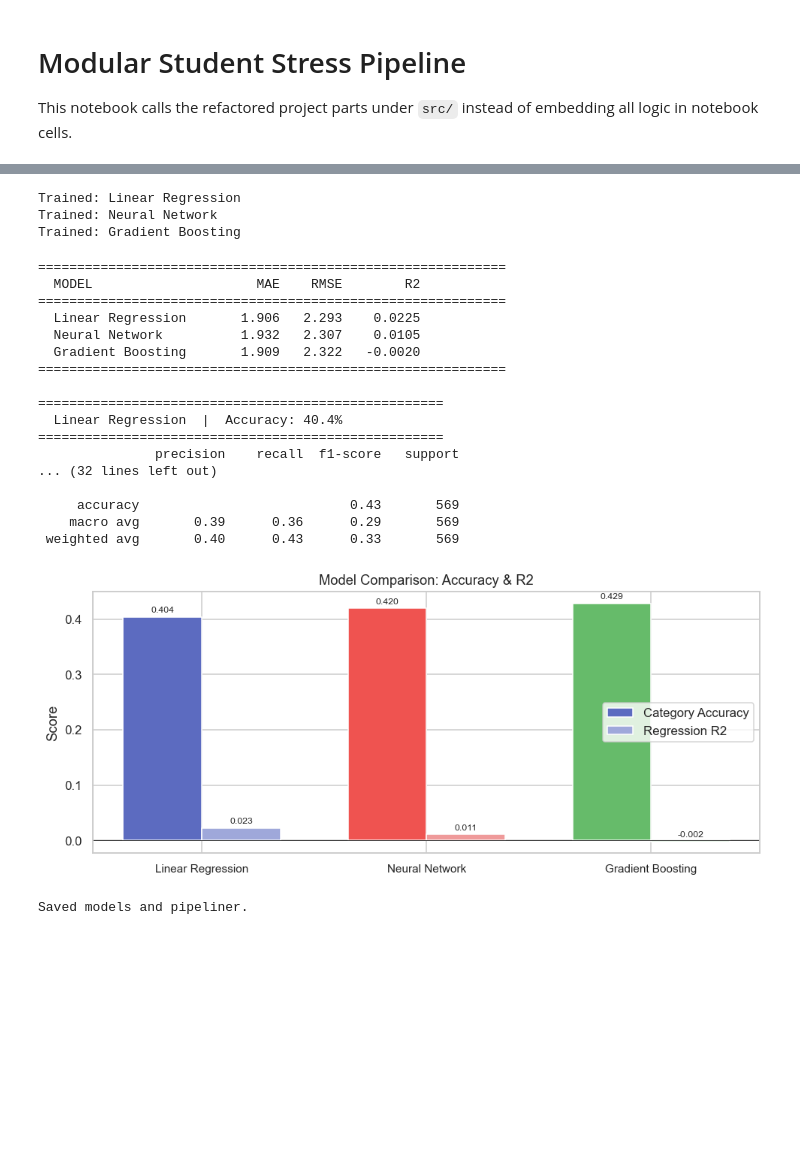
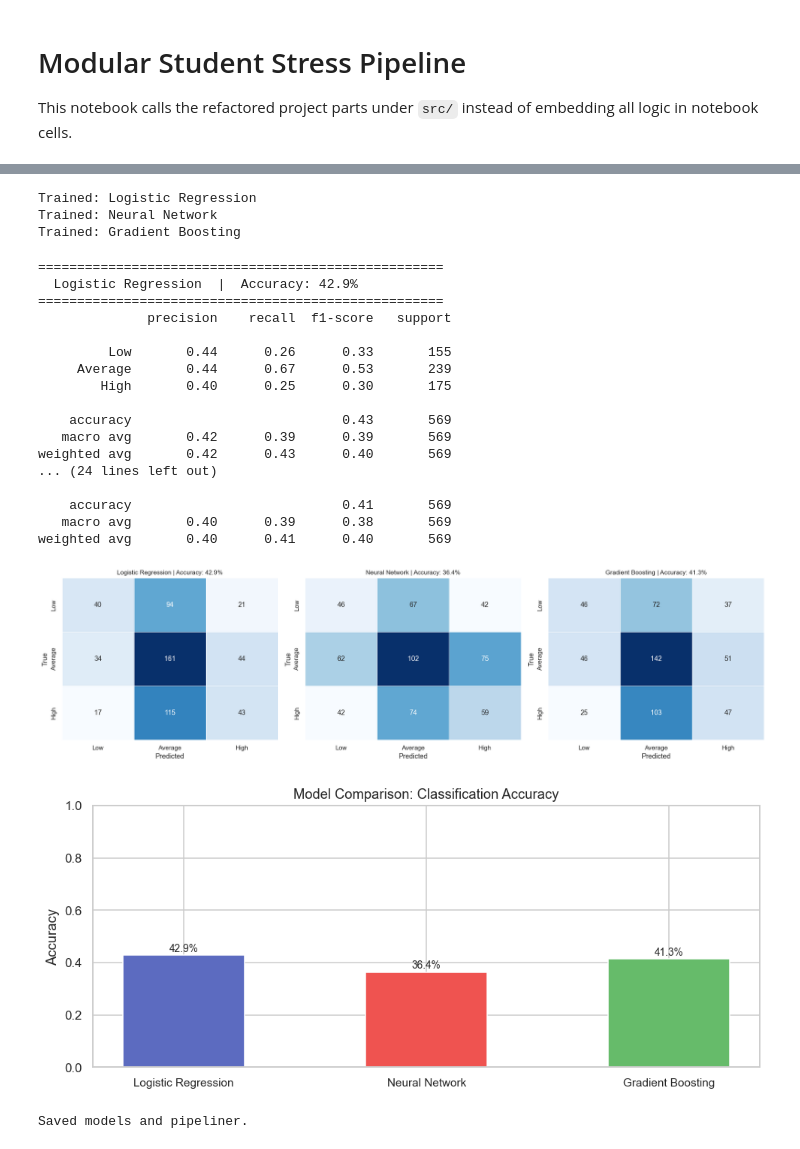
Before and after one commit to shawnflorida/Machine-Learning_DAT203M_G001, a Jupyter notebook: notebooks/modular_stress_pipeline.ipynb, the cells around one changed output, grey strips where cells are left out. Drawn from its saved outputs; the diff is of its cells as text; code cells hidden in the pictures; blank space fills up the shorter version.

Commit message:
Update stress pipeline notebooks

```diff
--- a/notebooks/modular_stress_pipeline.ipynb
+++ b/notebooks/modular_stress_pipeline.ipynb
@@ -34,12 +37,12 @@ ModuleNotFoundError: No module named 'backend.src.descriptions'
 loader = DataLoader()
 cleaner = DataCleaner()
 engineer = FeatureEngineer()
-converters = Converters(config.STRESS_BINS)
+converters = Converters()
 visualizer = Visualizer()
 eda = EDA(visualizer)
 evaluator = Evaluator()
 pipeliner = Pipeliner(config.ALL_NUMERIC, config.ALL_CATS)
-predictor = Predictor(converters)
+predictor = Predictor()
 profile_generator = ProfileGenerator(
     config.NUMERIC_COLS,
     config.CATEGORICAL_COLS,
@@ -48,7 +51,7 @@ profile_generator = ProfileGenerator(
 )
 
 models = [
-    LinearRegressionModel(),
+    LogisticRegressionModel(),
     NeuralNetworkModel(),
     GradientBoostingModel(),
 ]
@@ -85,25 +105,21 @@ NameError: name 'eda' is not defined
 # %%
-# 5) Split and preprocess (70 train / 10 val / 20 test)
+# 5) Split and preprocess (80 train / 20 test)
 X_num = df[config.ALL_NUMERIC].copy()
 X_cat = raw.loc[df.index, config.ALL_CATS].fillna("Unknown")
 X_raw = pd.concat([X_num, X_cat], axis=1)
 
-y = df[config.TARGET]
 y_cat = df[config.TARGET_CATEGORY]
 
-X_temp, X_test, y_temp, y_test, ycat_temp, ycat_test = train_test_split(
-    X_raw, y, y_cat,
-    test_size=config.TEST_SIZE, random_state=config.SEED, stratify=y_cat
-)
-
-X_train, X_val, y_train, y_val, ycat_train, ycat_val = train_test_split(
-    X_temp, y_temp, ycat_temp,
-    test_size=config.VAL_SIZE_FROM_REMAINING, random_state=config.SEED, stratify=ycat_temp
+X_train, X_test, ycat_train, ycat_test = train_test_split(
+    X_raw,
+    y_cat,
+    test_size=config.TEST_SIZE,
+    random_state=config.SEED,
+    stratify=y_cat,
 )
 
 X_train_t = pipeliner.fit_transform(X_train)
-X_val_t = pipeliner.transform(X_val)
 X_test_t = pipeliner.transform(X_test)
 
-print(f"Train={len(X_train_t)} | Val={len(X_val_t)} | Test={len(X_test_t)}")
+print(f"Train={len(X_train_t)} | Test={len(X_test_t)}")
 # %% [output]
@@ -111,48 +127,43 @@ Train=1988 | Val=285 | Test=569
 # %%
+# 6) Train models
 for model in models:
-    if model.get_name() == "Neural Network":
-        model.train(X_train_t, y_train, X_val_t, y_val)
-    else:
-        model.train(X_train_t, y_train)
+    model.train(X_train_t, ycat_train.values)
     print(f"Trained: {model.get_name()}")
 # %% [output]
-Trained: Linear Regression
+Trained: Logistic Regression
 Trained: Neural Network
 Trained: Gradient Boosting
 # %%
 # 7) Evaluate
-preds = {m.get_name(): np.clip(m.predict(X_test_t), 0, 10) for m in models}
-pred_cats = {name: converters.to_stress_categories(values) for name, values in preds.items()}
-
-metrics = evaluator.regression_report(y_test, preds)
-evaluator.print_regression_report(metrics)
+pred_cats = {m.get_name(): m.predict(X_test_t) for m in models}
 
 class_reports = evaluator.classification_report_all(ycat_test.values, pred_cats, config.CATEGORY_ORDER)
 evaluator.print_classification_reports(class_reports)
 
-model_names = list(pred_cats.keys())
+model_names = list(class_reports.keys())
 accs = [class_reports[n]["accuracy"] for n in model_names]
-r2s = [metrics[n]["R2"] for n in model_names]
-visualizer.plot_model_comparison(model_names, accs, r2s)
+visualizer.plot_confusion_matrices(class_reports, config.CATEGORY_ORDER)
+visualizer.plot_model_comparison(model_names, accs)
 # %% [output]
-============================================================
-  MODEL                     MAE    RMSE        R2
-============================================================
-  Linear Regression       1.906   2.293    0.0225
-  Neural Network          1.932   2.307    0.0105
-  Gradient Boosting       1.909   2.322   -0.0020
-============================================================
+====================================================
+  Logistic Regression  |  Accuracy: 42.9%
+====================================================
+              precision    recall  f1-score   support
 
-====================================================
-  Linear Regression  |  Accuracy: 40.4%
-====================================================
-               precision    recall  f1-score   support
-... (32 lines left out)
+         Low       0.44      0.26      0.33       155
+     Average       0.44      0.67      0.53       239
+        High       0.40      0.25      0.30       175
 
-     accuracy                           0.43       569
-    macro avg       0.39      0.36      0.29       569
- weighted avg       0.40      0.43      0.33       569
+    accuracy                           0.43       569
+   macro avg       0.42      0.39      0.39       569
+weighted avg       0.42      0.43      0.40       569
+... (24 lines left out)
+
+    accuracy                           0.41       569
+   macro avg       0.40      0.39      0.38       569
+weighted avg       0.40      0.41      0.40       569
-[figure, old version]
+[figure, new version]
+[figure, added]
 # %%
 # 8) Save artifacts
 config.SAVED_MODELS_DIR.mkdir(parents=True, exist_ok=True)
```
Also changed, not shown: parts of 7 cells of this notebook, 1 other file.
